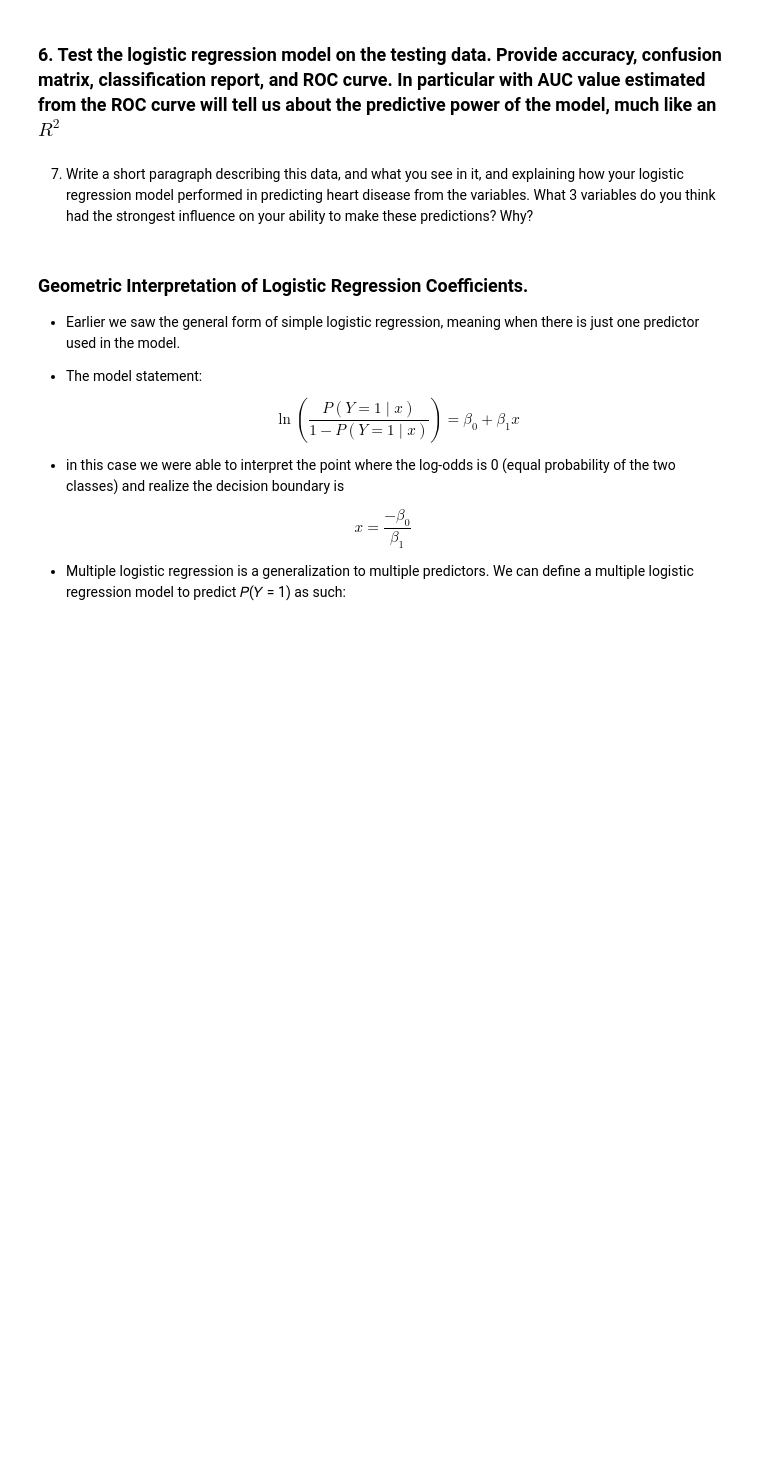
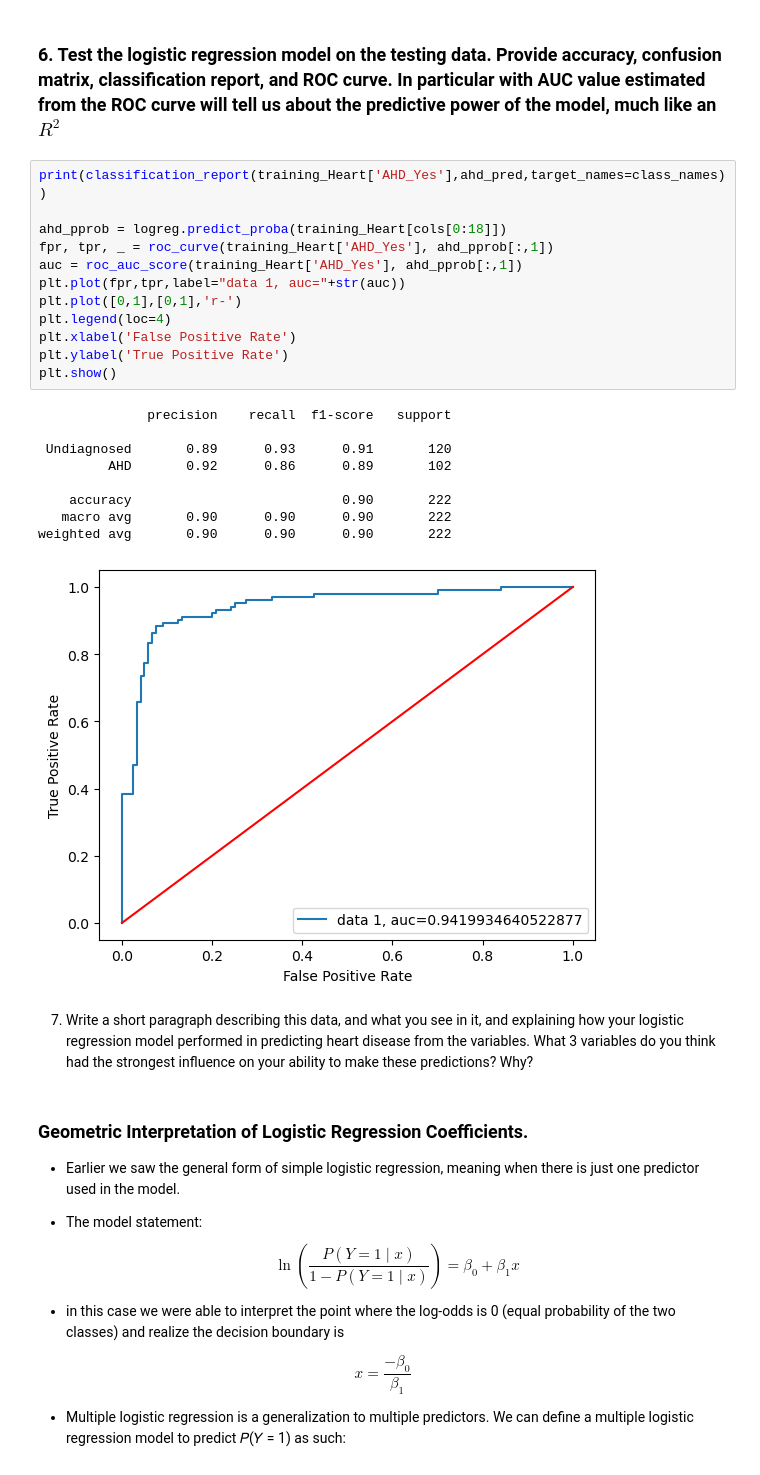
Before and after one commit to rheremm/COGS105, a Jupyter notebook: Homework/Homework2/Assignment2.ipynb, the cells around one changed output. Cells and saved outputs as stored; diff of their text form; blank space fills up the shorter version.

```diff
--- a/Homework/Homework2/Assignment2.ipynb
+++ b/Homework/Homework2/Assignment2.ipynb
@@ -239,5 +263,27 @@ LogisticRegression(max_iter=5000, random_state=16)
 # %% [markdown]
 ### 6. Test the logistic regression model on the testing data. Provide accuracy, confusion matrix, classification report, and ROC curve.  In particular with AUC value estimated from the ROC curve will tell us about the predictive power of the model, much like an $R^2$
+# %%
+print(classification_report(training_Heart['AHD_Yes'],ahd_pred,target_names=class_names))
+
+ahd_pprob = logreg.predict_proba(training_Heart[cols[0:18]])
+fpr, tpr, _ = roc_curve(training_Heart['AHD_Yes'], ahd_pprob[:,1])
+auc = roc_auc_score(training_Heart['AHD_Yes'], ahd_pprob[:,1])
+plt.plot(fpr,tpr,label="data 1, auc="+str(auc))
+plt.plot([0,1],[0,1],'r-')
+plt.legend(loc=4)
+plt.xlabel('False Positive Rate')
+plt.ylabel('True Positive Rate')
+plt.show()
+# %% [output]
+              precision    recall  f1-score   support
+
+ Undiagnosed       0.89      0.93      0.91       120
+         AHD       0.92      0.86      0.89       102
+
+    accuracy                           0.90       222
+   macro avg       0.90      0.90      0.90       222
+weighted avg       0.90      0.90      0.90       222
+[figure, added]
 # %% [markdown]
 7. Write a short paragraph describing this data, and what you see in it, and explaining how your logistic regression model performed in predicting heart disease from the variables.  What 3 variables do you think had the strongest influence on your ability to make these predictions? Why?
 # %% [markdown]
```
Also changed, not shown: parts of 6 cells of this notebook.
